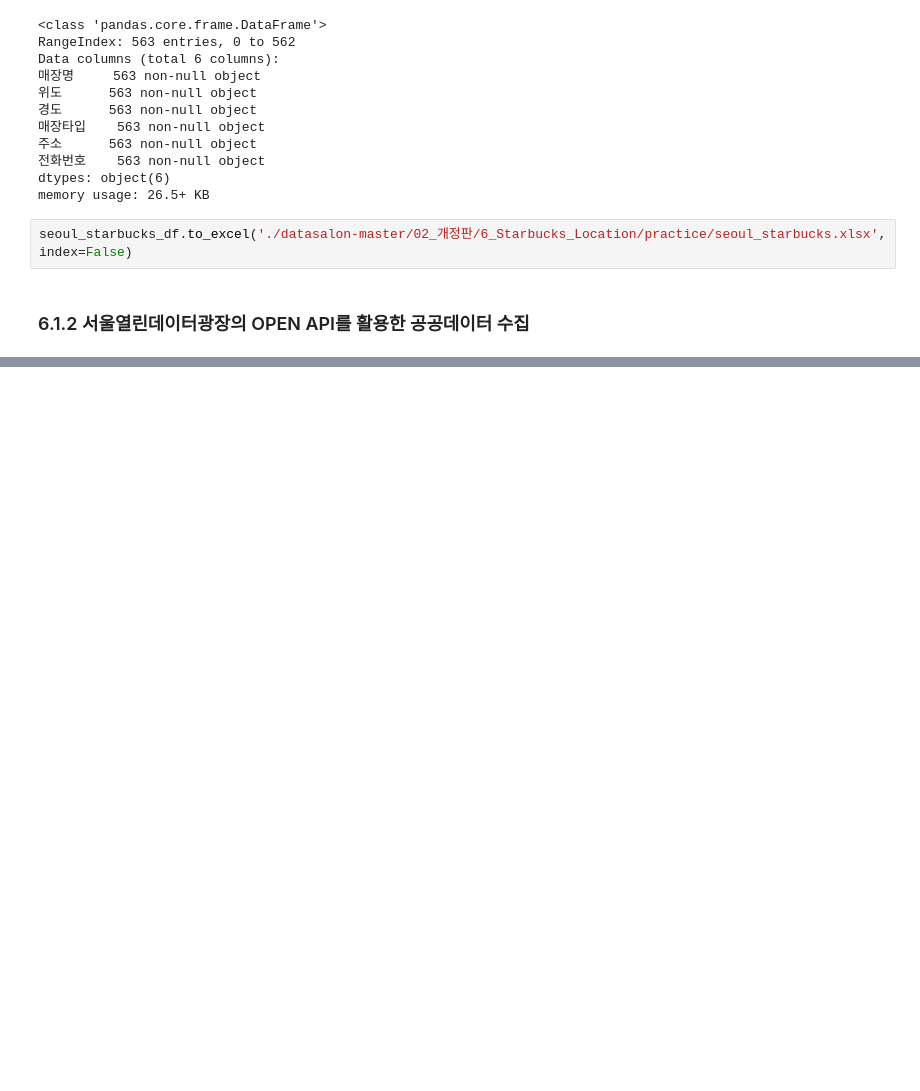
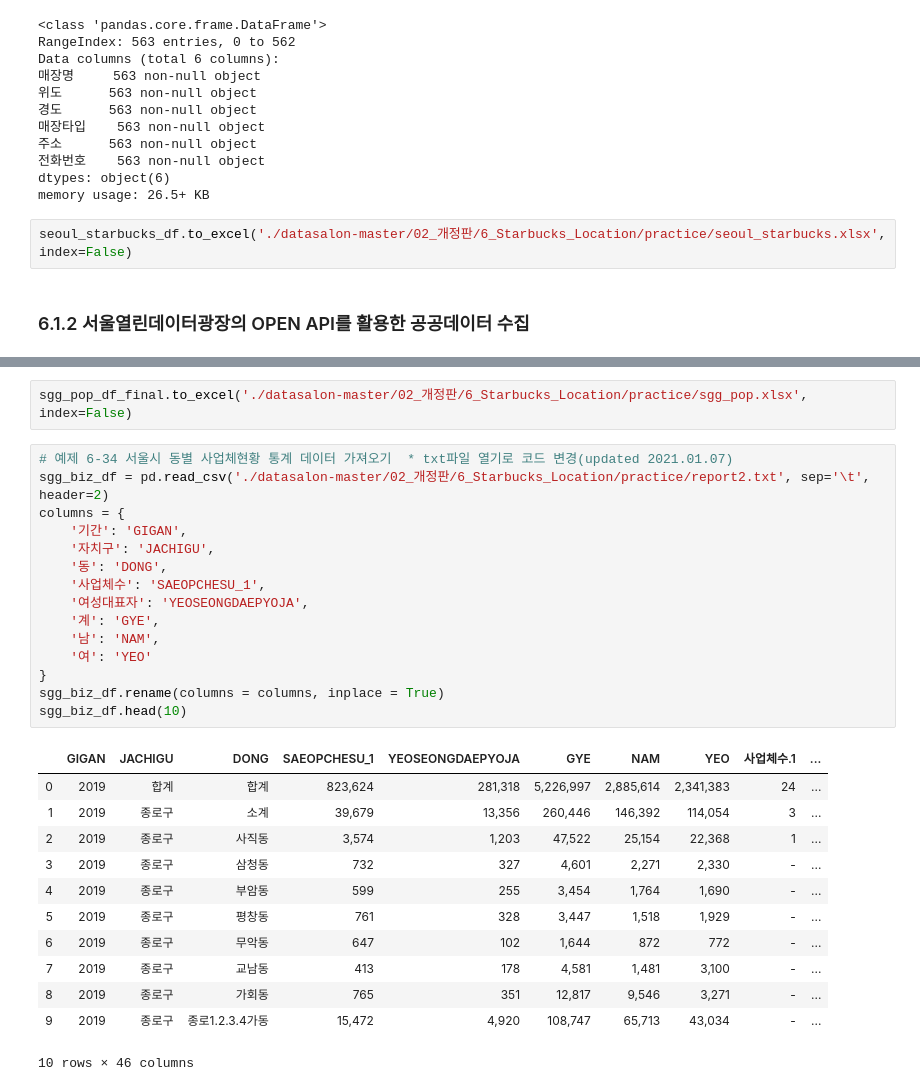
Before and after one commit to hemni28/datasalon_practice, a Jupyter notebook: Practice.ipynb, the cells around one changed output, grey strips where cells are left out. Cells and saved outputs as stored; diff of their text form; blank space fills up the shorter version.

Commit message:
download > dataframe

```diff
--- a/Practice.ipynb
+++ b/Practice.ipynb
@@ -1224,0 +1353,30 @@ seoul_starbucks_df.to_excel('./datasalon-master/02_개정판/6_St
+# %%
+sgg_pop_df_final.to_excel('./datasalon-master/02_개정판/6_Starbucks_Location/practice/sgg_pop.xlsx', index=False)
+# %%
+# 예제 6-34 서울시 동별 사업체현황 통계 데이터 가져오기  * txt파일 열기로 코드 변경(updated 2021.01.07)
+sgg_biz_df = pd.read_csv('./datasalon-master/02_개정판/6_Starbucks_Location/practice/report2.txt', sep='\t', header=2)
+columns = {
+    '기간': 'GIGAN',
+    '자치구': 'JACHIGU',
+    '동': 'DONG',
+    '사업체수': 'SAEOPCHESU_1',
+    '여성대표자': 'YEOSEONGDAEPYOJA',
+    '계': 'GYE',
+    '남': 'NAM',
+    '여': 'YEO'
+}
+sgg_biz_df.rename(columns = columns, inplace = True)
+sgg_biz_df.head(10)
+# %% [output]
+|  | GIGAN | JACHIGU | DONG | SAEOPCHESU_1 | YEOSEONGDAEPYOJA | GYE | NAM | YEO | 사업체수.1 | ... |
+| 0 | 2019 | 합계 | 합계 | 823,624 | 281,318 | 5,226,997 | 2,885,614 | 2,341,383 | 24 | ... |
+| 1 | 2019 | 종로구 | 소계 | 39,679 | 13,356 | 260,446 | 146,392 | 114,054 | 3 | ... |
+| 2 | 2019 | 종로구 | 사직동 | 3,574 | 1,203 | 47,522 | 25,154 | 22,368 | 1 | ... |
+| 3 | 2019 | 종로구 | 삼청동 | 732 | 327 | 4,601 | 2,271 | 2,330 | - | ... |
+| 4 | 2019 | 종로구 | 부암동 | 599 | 255 | 3,454 | 1,764 | 1,690 | - | ... |
+| 5 | 2019 | 종로구 | 평창동 | 761 | 328 | 3,447 | 1,518 | 1,929 | - | ... |
+| 6 | 2019 | 종로구 | 무악동 | 647 | 102 | 1,644 | 872 | 772 | - | ... |
+| 7 | 2019 | 종로구 | 교남동 | 413 | 178 | 4,581 | 1,481 | 3,100 | - | ... |
+| 8 | 2019 | 종로구 | 가회동 | 765 | 351 | 12,817 | 9,546 | 3,271 | - | ... |
+| 9 | 2019 | 종로구 | 종로1.2.3.4가동 | 15,472 | 4,920 | 108,747 | 65,713 | 43,034 | - | ... |
+10 rows × 46 columns
```
Also changed, not shown: parts of 14 cells of this notebook, 4 other files.
